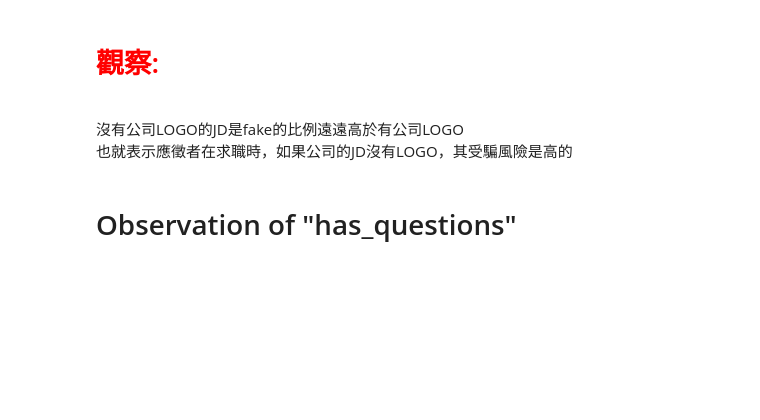
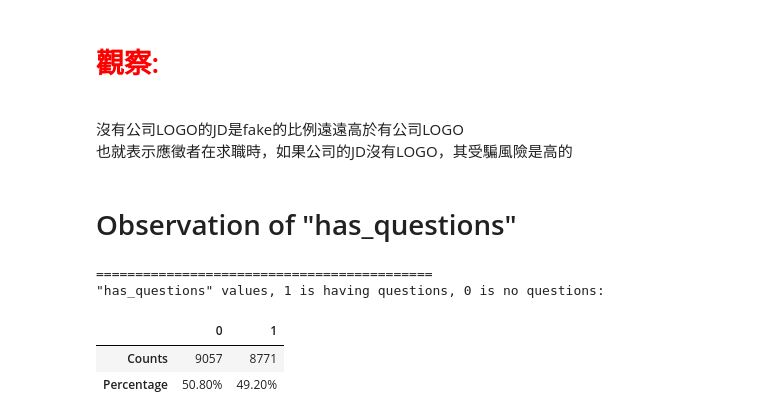
Before and after one commit to BillGuess/job_postings_analysis, a Jupyter notebook: job_postings_analysis.ipynb, the cells around one changed output. Cells and saved outputs as stored; diff of their text form; code cells hidden in the pictures; blank space fills up the shorter version.

```diff
--- a/job_postings_analysis.ipynb
+++ b/job_postings_analysis.ipynb
@@ -253,3 +259,24 @@ JD has no company logo, 1 is fake:
 也就表示應徵者在求職時，如果公司的JD沒有LOGO，其受騙風險是高的<br>
 # %% [markdown]
 # Observation of "has_questions"
+# %%
+# Rate of Data "has_questions"
+tags = []
+tags_counts = []
+
+for tag, counts in Counter(job_data_df["has_questions"]).items():
+    tags.append(str(tag))
+    tags_counts.append(counts)
+
+# Show Summany
+print("===========================================")
+print("\"has_questions\" values, 1 is having questions, 0 is no questions:")
+display(pd.DataFrame([['{:0.0f}'.format(count) for count in tags_counts],
+                      ['{:0.2f}%'.format(100*count/sum(tags_counts)) for count in tags_counts]],
+                     columns=tags, index=['Counts', 'Percentage']))
+# %% [output]
+===========================================
+"has_questions" values, 1 is having questions, 0 is no questions:
+|  | 0 | 1 |
+| Counts | 9057 | 8771 |
+| Percentage | 50.80% | 49.20% |
```
Also changed, not shown: parts of 13 cells of this notebook.
